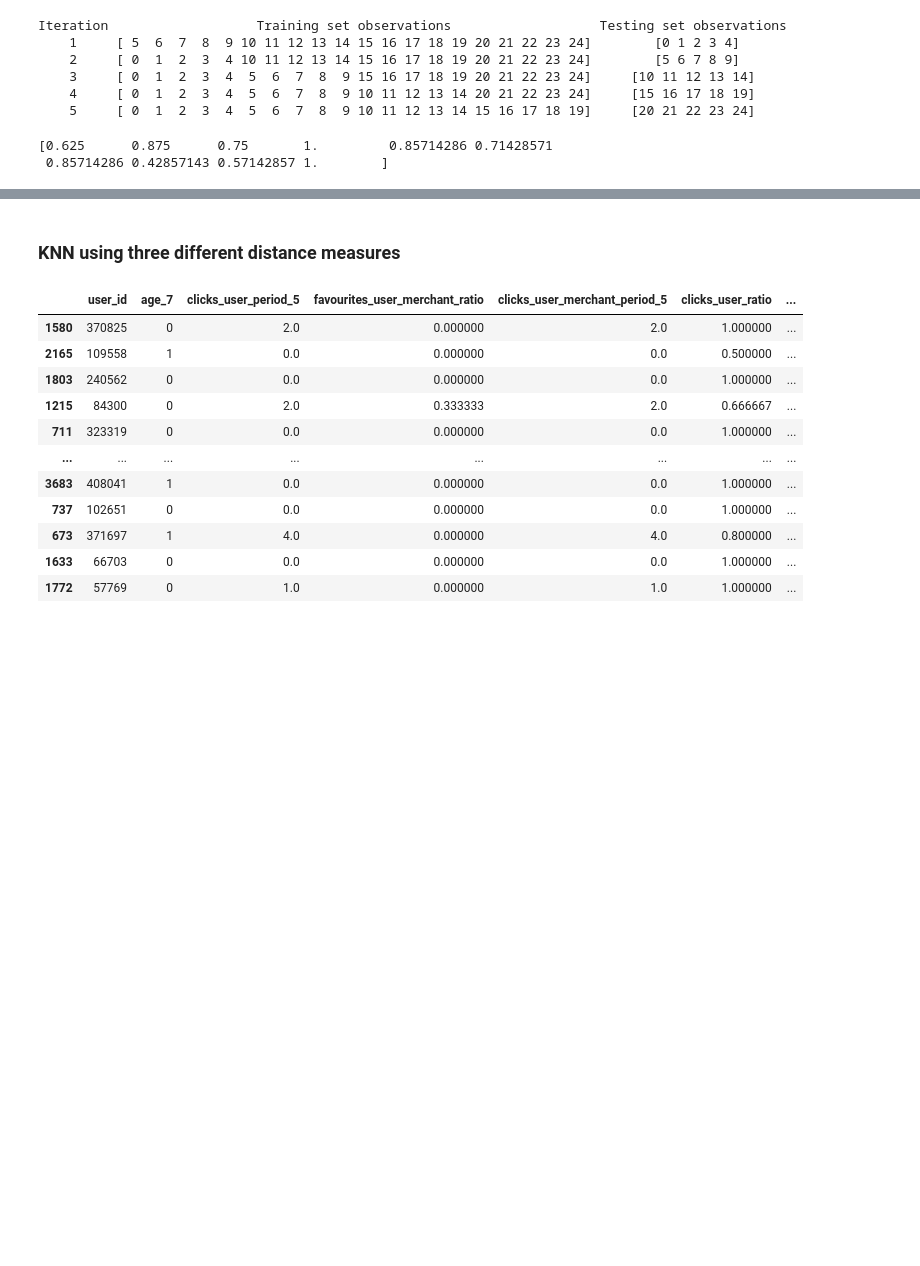
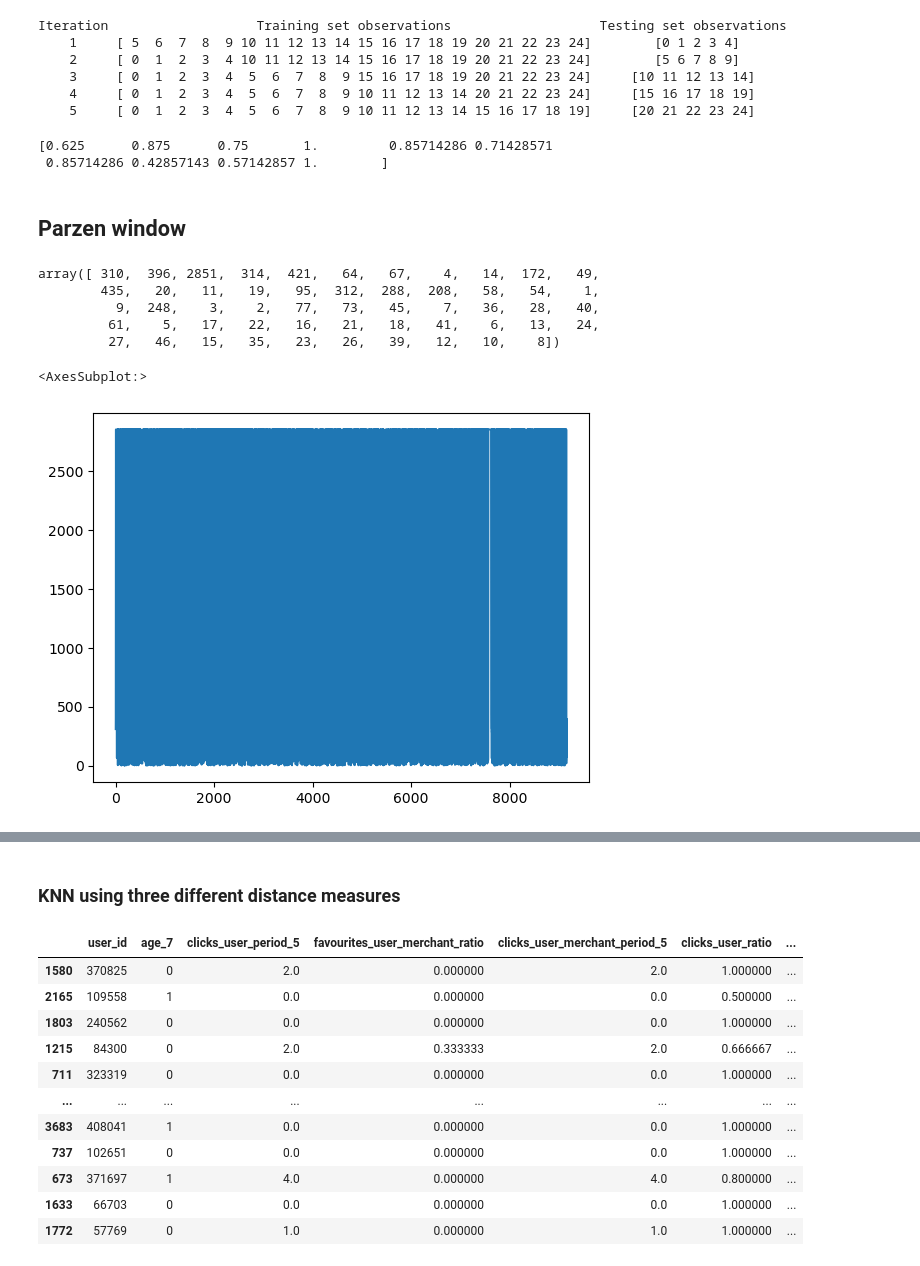
Before and after one commit to shruthivenkat/CECS550_Group6, a Jupyter notebook: #Modeling 1.3.ipynb, the cells around one changed output, grey strips where cells are left out. Cells and saved outputs as stored; diff of their text form; code cells hidden in the pictures; blank space fills up the shorter version.

Commit message:
parzen window added

```diff
--- a/#Modeling 1.3.ipynb
+++ b/#Modeling 1.3.ipynb
@@ -433,3 +433,18 @@ print(scores)
 # %% [output]
 [0.625      0.875      0.75       1.         0.85714286 0.71428571
  0.85714286 0.42857143 0.57142857 1.        ]
+# %% [markdown]
+## Parzen window
+# %%
+df['clicks_merchant'].unique()
+# %% [output]
+array([ 310,  396, 2851,  314,  421,   64,   67,    4,   14,  172,   49,
+        435,   20,   11,   19,   95,  312,  288,  208,   58,   54,    1,
+          9,  248,    3,    2,   77,   73,   45,    7,   36,   28,   40,
+         61,    5,   17,   22,   16,   21,   18,   41,    6,   13,   24,
+         27,   46,   15,   35,   23,   26,   39,   12,   10,    8])
+# %%
+df['clicks_merchant'].plot()
+# %% [output]
+<AxesSubplot:>
+[figure, added]
```
Also changed, not shown: parts of 17 cells of this notebook, 3 other files.
